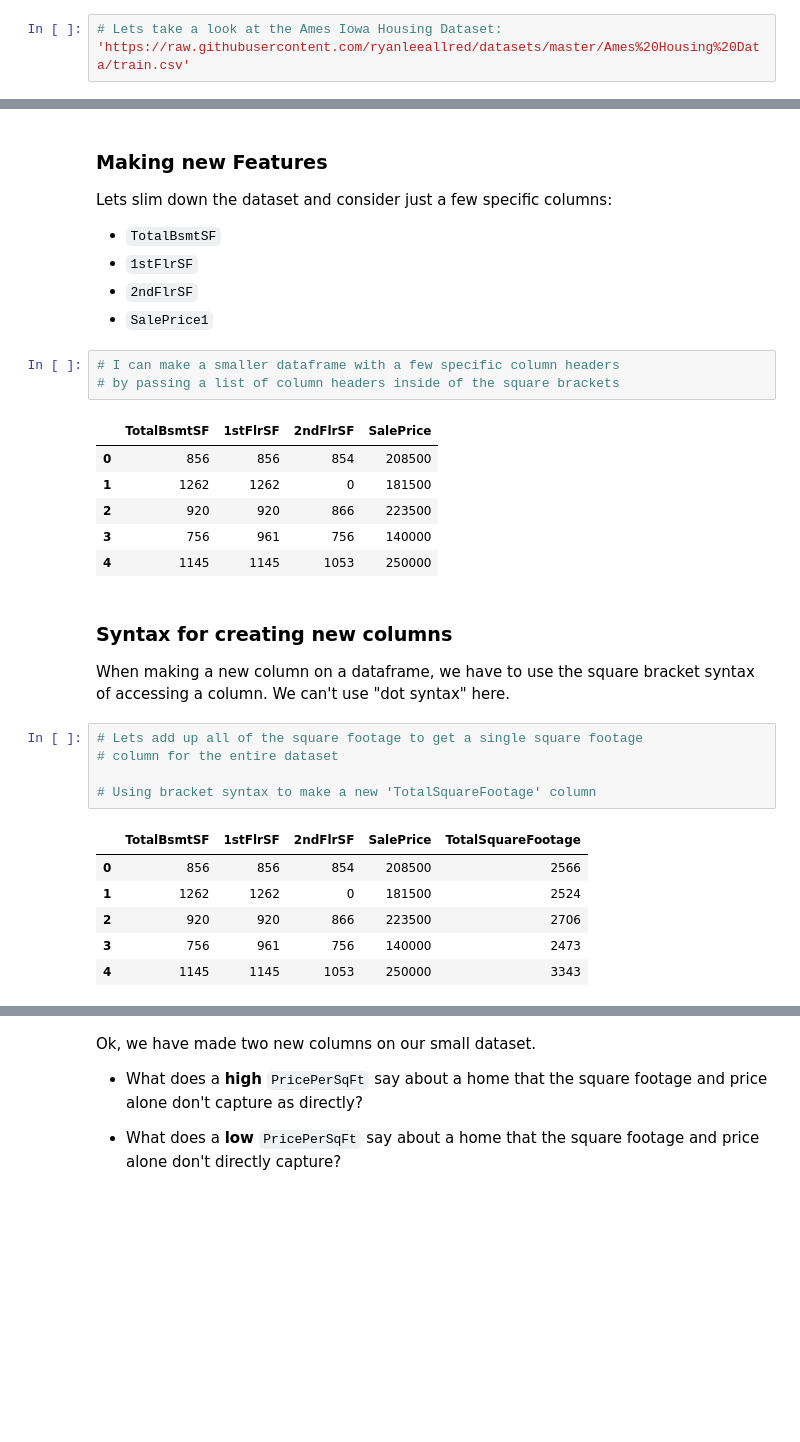
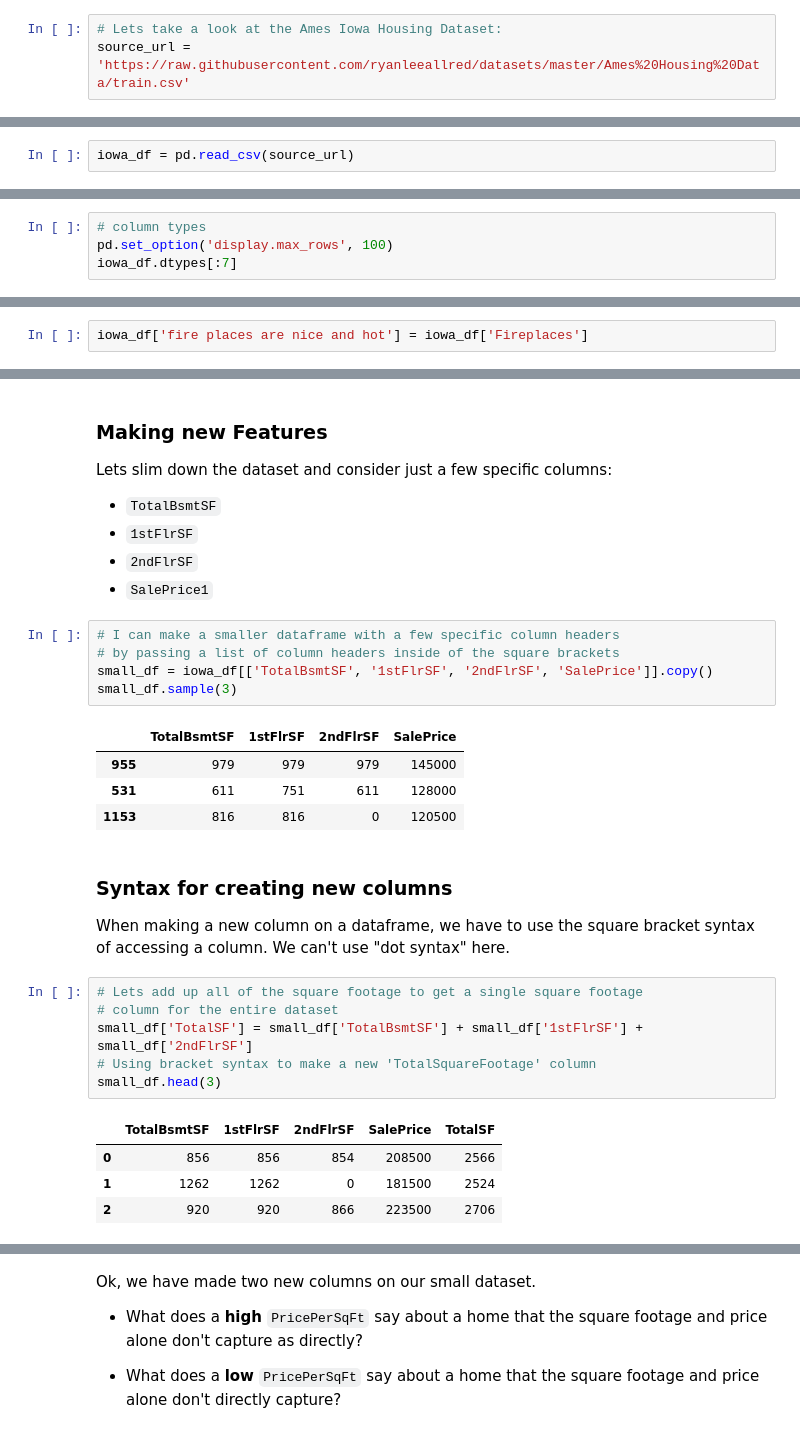
Before and after one commit to sugarfreecode/DS-Unit-1-Sprint-1-Data-Wrangling-and-Storytelling, a Jupyter notebook: module2-make-features/LS_DS_112_Make_Features_Starter.ipynb, the cells around one changed output, grey strips where cells are left out. Cells and saved outputs as stored; diff of their text form; blank space fills up the shorter version.

```diff
--- a/module2-make-features/LS_DS_112_Make_Features_Starter.ipynb
+++ b/module2-make-features/LS_DS_112_Make_Features_Starter.ipynb
@@ -38,4 +38,4 @@ Columns of a dataframe hold each hold a specific type of data. Lets inspect some
 import pandas as pd
 # %%
 # Lets take a look at the Ames Iowa Housing Dataset:
-'https://raw.githubusercontent.com/ryanleeallred/datasets/master/Ames%20Housing%20Data/train.csv'
+source_url = 'https://raw.githubusercontent.com/ryanleeallred/datasets/master/Ames%20Housing%20Data/train.csv'
@@ -50,0 +42,2 @@ import pandas as pd
+# %%
+iowa_df = pd.read_csv(source_url)
@@ -60,0 +73,4 @@ dtype: object
+# %%
+# column types
+pd.set_option('display.max_rows', 100)
+iowa_df.dtypes[:7]
@@ -84,0 +103,2 @@ Name: BedroomAbvGr, dtype: int64
+# %%
+iowa_df['fire places are nice and hot'] = iowa_df['Fireplaces']
@@ -177,13 +196,13 @@ Lets slim down the dataset and consider just a few specific columns:
 # %%
 # I can make a smaller dataframe with a few specific column headers
 # by passing a list of column headers inside of the square brackets
+small_df = iowa_df[['TotalBsmtSF', '1stFlrSF', '2ndFlrSF', 'SalePrice']].copy()
+small_df.sample(3)
 # %% [output]
 |  | TotalBsmtSF | 1stFlrSF | 2ndFlrSF | SalePrice |
-| 0 | 856 | 856 | 854 | 208500 |
-| 1 | 1262 | 1262 | 0 | 181500 |
-| 2 | 920 | 920 | 866 | 223500 |
-| 3 | 756 | 961 | 756 | 140000 |
-| 4 | 1145 | 1145 | 1053 | 250000 |
+| 955 | 979 | 979 | 979 | 145000 |
+| 531 | 611 | 751 | 611 | 128000 |
+| 1153 | 816 | 816 | 0 | 120500 |
 # %% [markdown]
 ### Syntax for creating new columns
 
@@ -191,15 +210,14 @@ When making a new column on a dataframe, we have to use the square bracket synta
 # %%
 # Lets add up all of the square footage to get a single square footage
 # column for the entire dataset
-
+small_df['TotalSF'] = small_df['TotalBsmtSF'] + small_df['1stFlrSF'] + small_df['2ndFlrSF']
 # Using bracket syntax to make a new 'TotalSquareFootage' column
+small_df.head(3)
 # %% [output]
-|  | TotalBsmtSF | 1stFlrSF | 2ndFlrSF | SalePrice | TotalSquareFootage |
+|  | TotalBsmtSF | 1stFlrSF | 2ndFlrSF | SalePrice | TotalSF |
 | 0 | 856 | 856 | 854 | 208500 | 2566 |
 | 1 | 1262 | 1262 | 0 | 181500 | 2524 |
 | 2 | 920 | 920 | 866 | 223500 | 2706 |
-| 3 | 756 | 961 | 756 | 140000 | 2473 |
-| 4 | 1145 | 1145 | 1053 | 250000 | 3343 |
 # %%
 # Lets make a nother new column that is 'PricePerSqFt' by
 # dividing the price by the square footage
```
Also changed, not shown: parts of 105 cells of this notebook.
